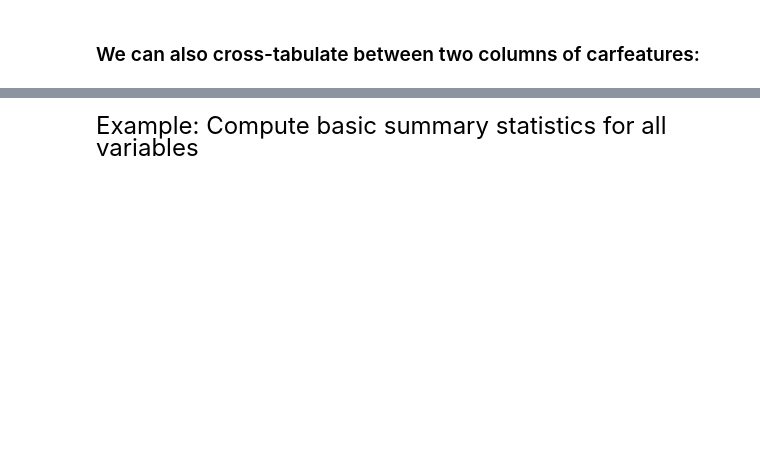
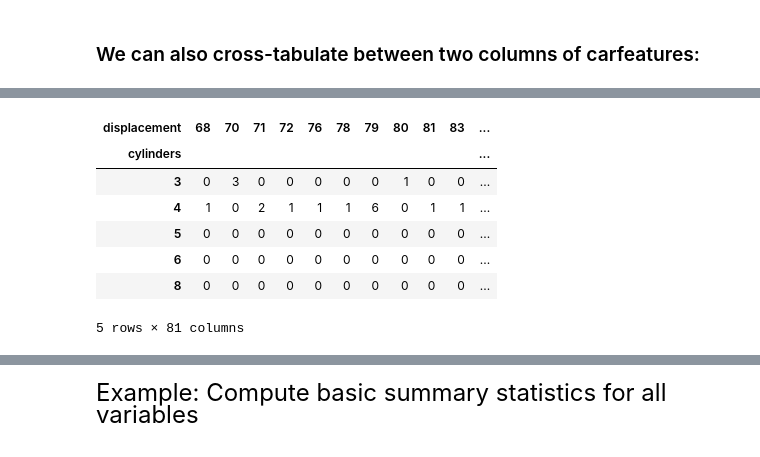
Before and after one commit to TaeHeo-School/qtm151fall2025, a Jupyter notebook: Lecture_02/Lecture1 - MyCopy.ipynb, the cells around one changed output, grey strips where cells are left out. Saved outputs shown, nothing was run; the diff lists cells and outputs as text; code cells hidden in the pictures; blank space fills up the shorter version.

```diff
--- a/Lecture_02/Lecture1 - MyCopy.ipynb
+++ b/Lecture_02/Lecture1 - MyCopy.ipynb
@@ -257,0 +280,12 @@ table_2
+# %%
+table_3=pd.crosstab(index=carfeatures['cylinders'],columns=carfeatures['displacement'])
+table_3
+# %% [output]
+| displacement | 68 | 70 | 71 | 72 | 76 | 78 | 79 | 80 | 81 | 83 | ... |
+| cylinders |  |  |  |  |  |  |  |  |  |  | ... |
+| 3 | 0 | 3 | 0 | 0 | 0 | 0 | 0 | 1 | 0 | 0 | ... |
+| 4 | 1 | 0 | 2 | 1 | 1 | 1 | 6 | 0 | 1 | 1 | ... |
+| 5 | 0 | 0 | 0 | 0 | 0 | 0 | 0 | 0 | 0 | 0 | ... |
+| 6 | 0 | 0 | 0 | 0 | 0 | 0 | 0 | 0 | 0 | 0 | ... |
+| 8 | 0 | 0 | 0 | 0 | 0 | 0 | 0 | 0 | 0 | 0 | ... |
+5 rows × 81 columns
```
Also changed, not shown: parts of 8 cells of this notebook.
